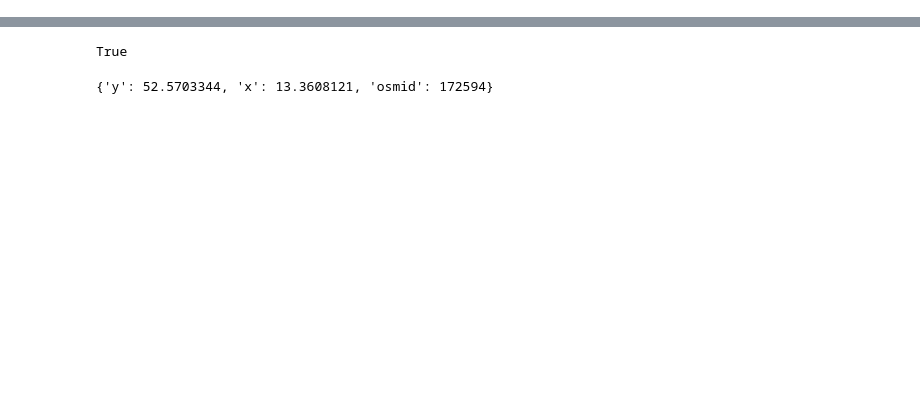
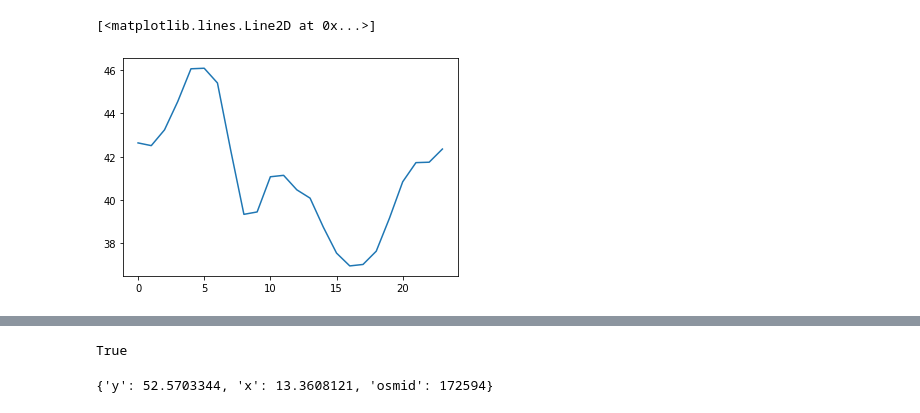
Before and after one commit to fom-big-data/fom-big-data-consulting-berlin-mobility-model, a Jupyter notebook: EXPLORATION/explore_uber_movement.ipynb, the cells around one changed output, grey strips where cells are left out. Drawn from its saved outputs; the diff is of its cells as text; code cells hidden in the pictures; blank space fills up the shorter version.

```diff
--- a/EXPLORATION/explore_uber_movement.ipynb
+++ b/EXPLORATION/explore_uber_movement.ipynb
@@ -29,0 +19,15 @@ speed_df
+# %%
+#speed_df = speed_df[speed_df['osm_way_id'] == 28496022]
+speed_df = speed_df.sort_values('utc_timestamp')
+speed_df = speed_df.groupby(['utc_timestamp','osm_way_id']).mean().reset_index()
+
+speed_df['weekday'] = [datetime.strptime(time, '%Y-%m-%dT%H:%M:%S.000Z').weekday() for time in speed_df['utc_timestamp']]
+#speed_df = speed_df[is_weekday]
+
+
+
+
+plt.plot(speed_df.groupby(['hour']).mean()['speed_kph_mean'])
+# %% [output]
+[<matplotlib.lines.Line2D at 0x...>]
+[figure, added]
```
Also changed, not shown: parts of 11 cells of this notebook, 3 other files.
